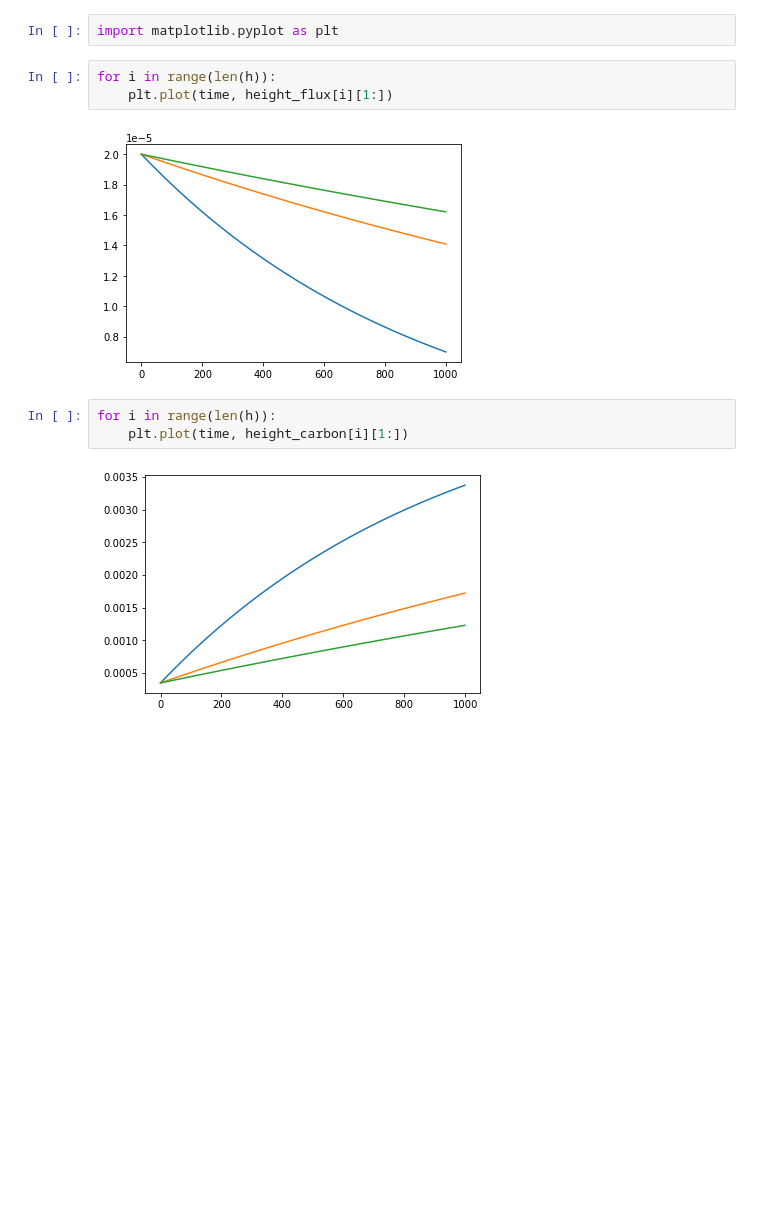
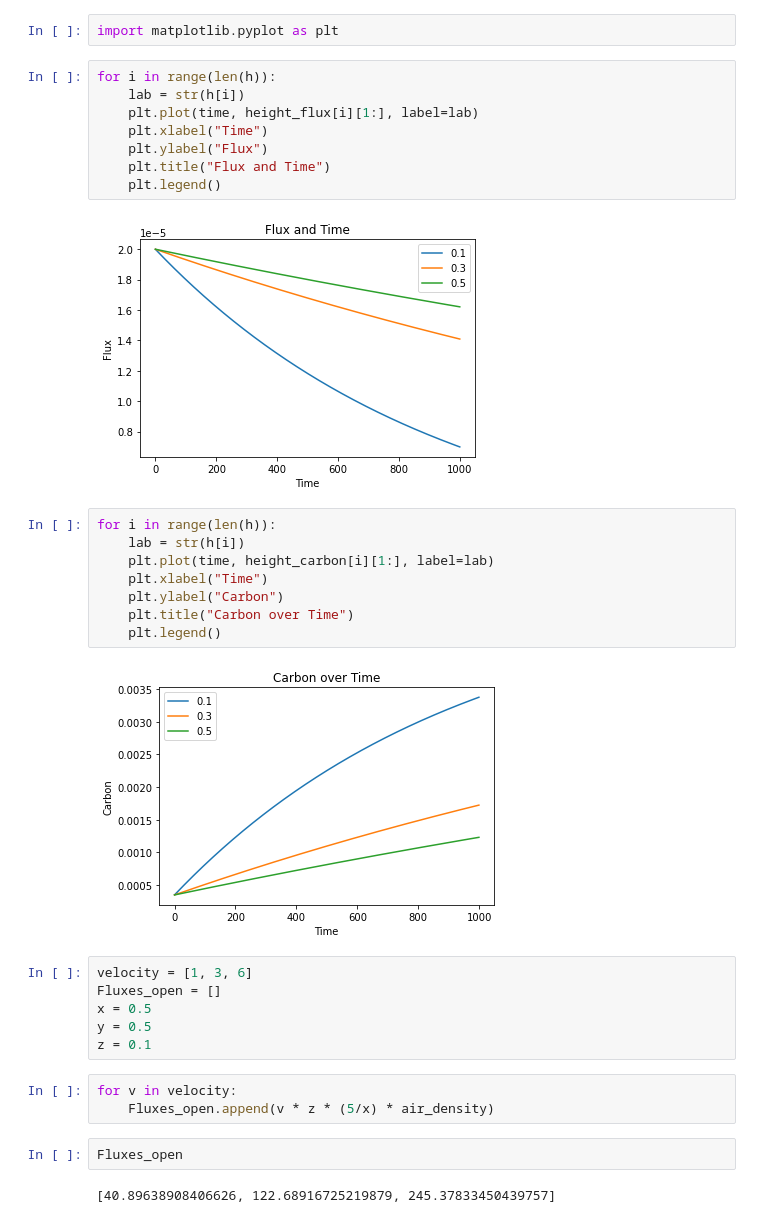
Before and after one commit to jerrys7/espmc129, a Jupyter notebook: Conservation Budget.ipynb, the cells around one changed output. Saved outputs shown, nothing was run; the diff lists cells and outputs as text; blank space fills up the shorter version.

```diff
--- a/Conservation Budget.ipynb
+++ b/Conservation Budget.ipynb
@@ -33,11 +33,34 @@ time = [i for i in range(1000)]
 import matplotlib.pyplot as plt
 # %%
 for i in range(len(h)):
-    plt.plot(time, height_flux[i][1:])
+    lab = str(h[i])
+    plt.plot(time, height_flux[i][1:], label=lab)
+    plt.xlabel("Time")
+    plt.ylabel("Flux")
+    plt.title("Flux and Time")
+    plt.legend()
 # %% [output]
-[figure, old version]
+[figure, new version]
 # %%
 for i in range(len(h)):
-    plt.plot(time, height_carbon[i][1:])
+    lab = str(h[i])
+    plt.plot(time, height_carbon[i][1:], label=lab)
+    plt.xlabel("Time")
+    plt.ylabel("Carbon")
+    plt.title("Carbon over Time")
+    plt.legend()
 # %% [output]
-[figure, old version]
+[figure, new version]
+# %%
+velocity = [1, 3, 6]
+Fluxes_open = []
+x = 0.5
+y = 0.5
+z = 0.1
+# %%
+for v in velocity:
+    Fluxes_open.append(v * z * (5/x) * air_density)
+# %%
+Fluxes_open
+# %% [output]
+[40.89638908406626, 122.68916725219879, 245.37833450439757]
```
Also changed, not shown: parts of 4 cells of this notebook.
